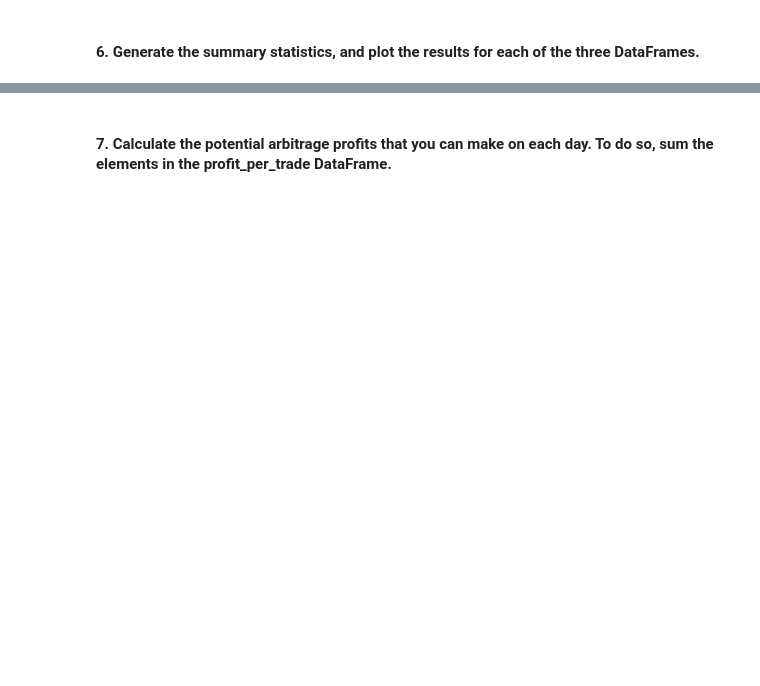
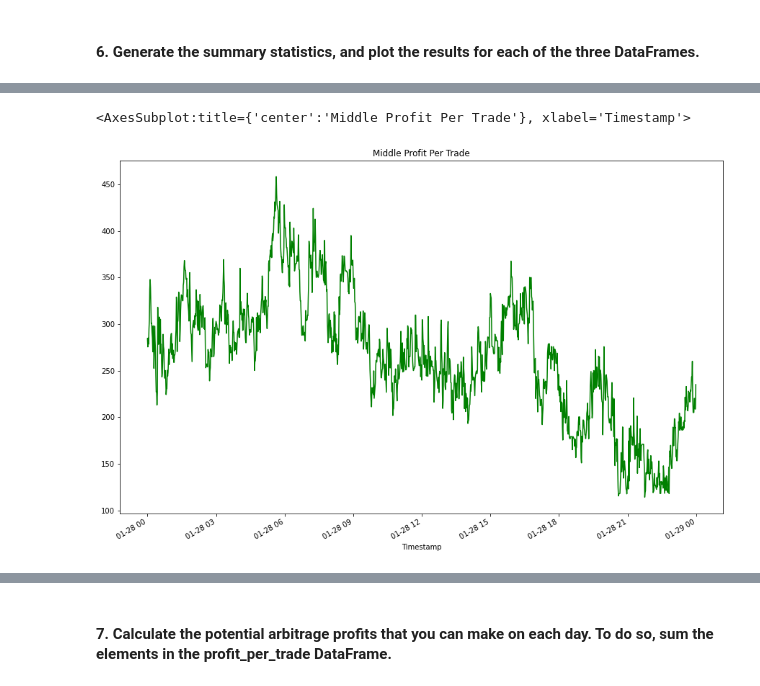
Before and after one commit to ccroft6/Crypto_Arbitrage, a Jupyter notebook: crypto_arbitrage.ipynb, the cells around one changed output, grey strips where cells are left out. Saved outputs shown, nothing was run; the diff lists cells and outputs as text; code cells hidden in the pictures; blank space fills up the shorter version.

```diff
--- a/crypto_arbitrage.ipynb
+++ b/crypto_arbitrage.ipynb
@@ -645,0 +832,6 @@ profit_per_trade_early = # YOUR CODE HERE
+# %%
+profit_per_trade_middle.plot(
+    figsize=(15, 10), title="Middle Profit Per Trade", color="green")
+# %% [output]
+<AxesSubplot:title={'center':'Middle Profit Per Trade'}, xlabel='Timestamp'>
+[figure, added]
```
Also changed, not shown: parts of 23 cells of this notebook.
